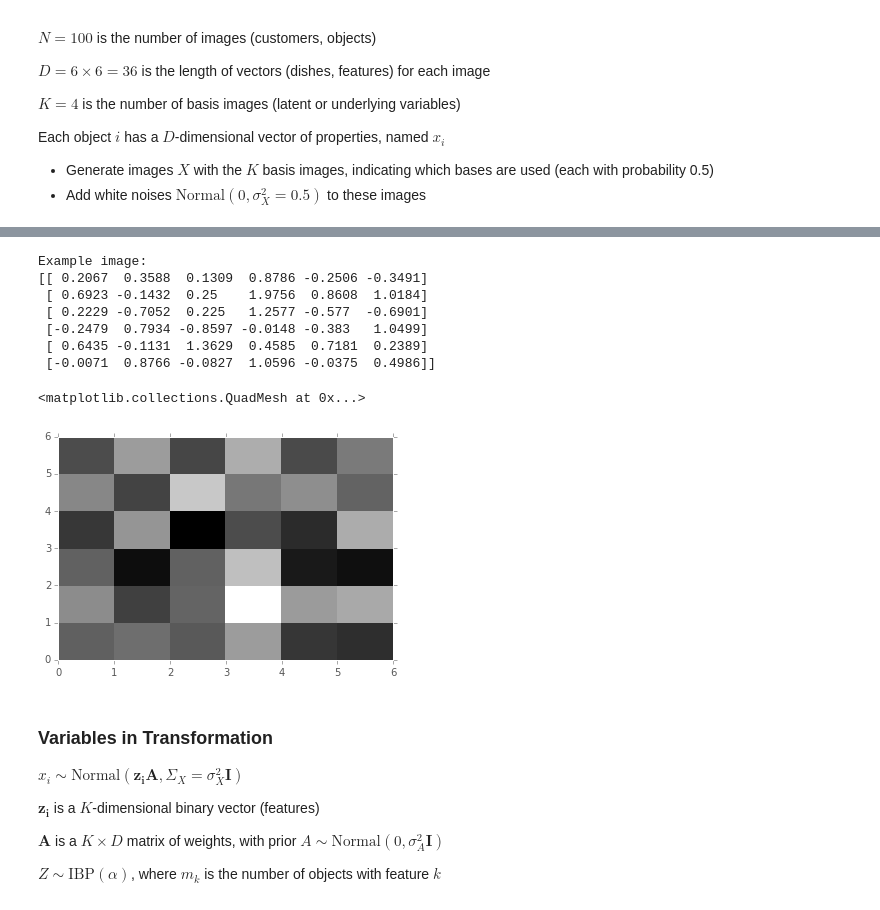
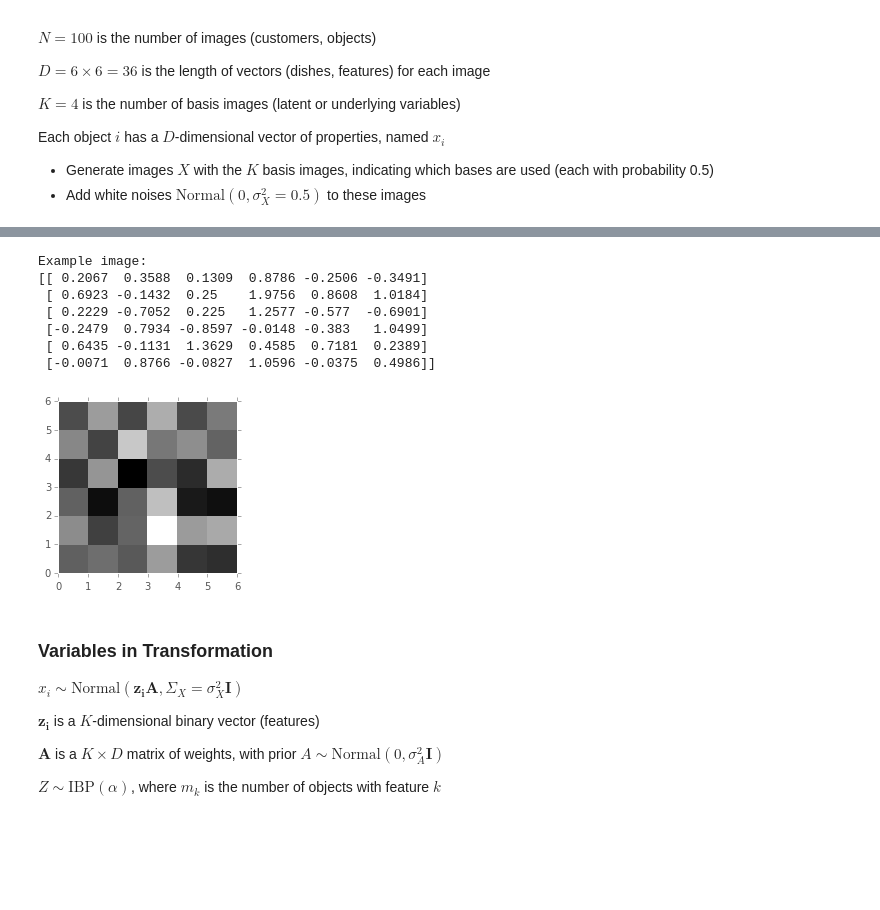
Before and after one commit to star1327p/STA663-Christine-Chai-Final-Project, a Jupyter notebook: Initial_Code-Revised.ipynb, the cells around one changed output, grey strips where cells are left out. Saved outputs shown, nothing was run; the diff lists cells and outputs as text; code cells hidden in the pictures; blank space fills up the shorter version.

```diff
--- a/Initial_Code-Revised.ipynb
+++ b/Initial_Code-Revised.ipynb
@@ -130,35 +130,36 @@ sigmaX_orig = 0.5
 # All K basis images, each of length D
 # Generate N images (customers, objects)
 np.random.seed(1234)
 images = np.zeros((N,6,6)) # simulated image data
 structure = np.zeros((N,6,6))  # 0/1 structure for each image
 add = stats.bernoulli.rvs(0.5,size=(N,K)) # whether the K=4 latent bases are present in each image
 epsilon = stats.norm.rvs(loc=0,scale=0.5,size = (N,6,6)) # random noise
 
 for i in range(N):
     structure[i,:,:] = add[i,0]*basis1 + add[i,1]*basis2 + add[i,2]*basis3 + add[i,3]*basis4
     images[i,:,:] = structure[i,:,:] + epsilon[i,:,:]
 
 Z_orig = add
 # X = structure.reshape(N,D)
 # print Z_orig
 # print structure[0,:,:]
 # print X[0,:]
 # print X.shape
 
 # print images.shape
 print "Example image:\n",images[4]
+plt.figure(tight_layout=True, figsize=(3,3),dpi=80)
 plt.pcolormesh(images[4],cmap=plt.cm.gray)
+plt.savefig('example_image.png')
 # %% [output]
 Example image:
 [[ 0.2067  0.3588  0.1309  0.8786 -0.2506 -0.3491]
  [ 0.6923 -0.1432  0.25    1.9756  0.8608  1.0184]
  [ 0.2229 -0.7052  0.225   1.2577 -0.577  -0.6901]
  [-0.2479  0.7934 -0.8597 -0.0148 -0.383   1.0499]
  [ 0.6435 -0.1131  1.3629  0.4585  0.7181  0.2389]
  [-0.0071  0.8766 -0.0827  1.0596 -0.0375  0.4986]]
-<matplotlib.collections.QuadMesh at 0x...>
-[figure, old version]
+[figure, new version]
 # %% [markdown]
 ### Variables in Transformation
 
```
Also changed, not shown: parts of 2 cells of this notebook.
